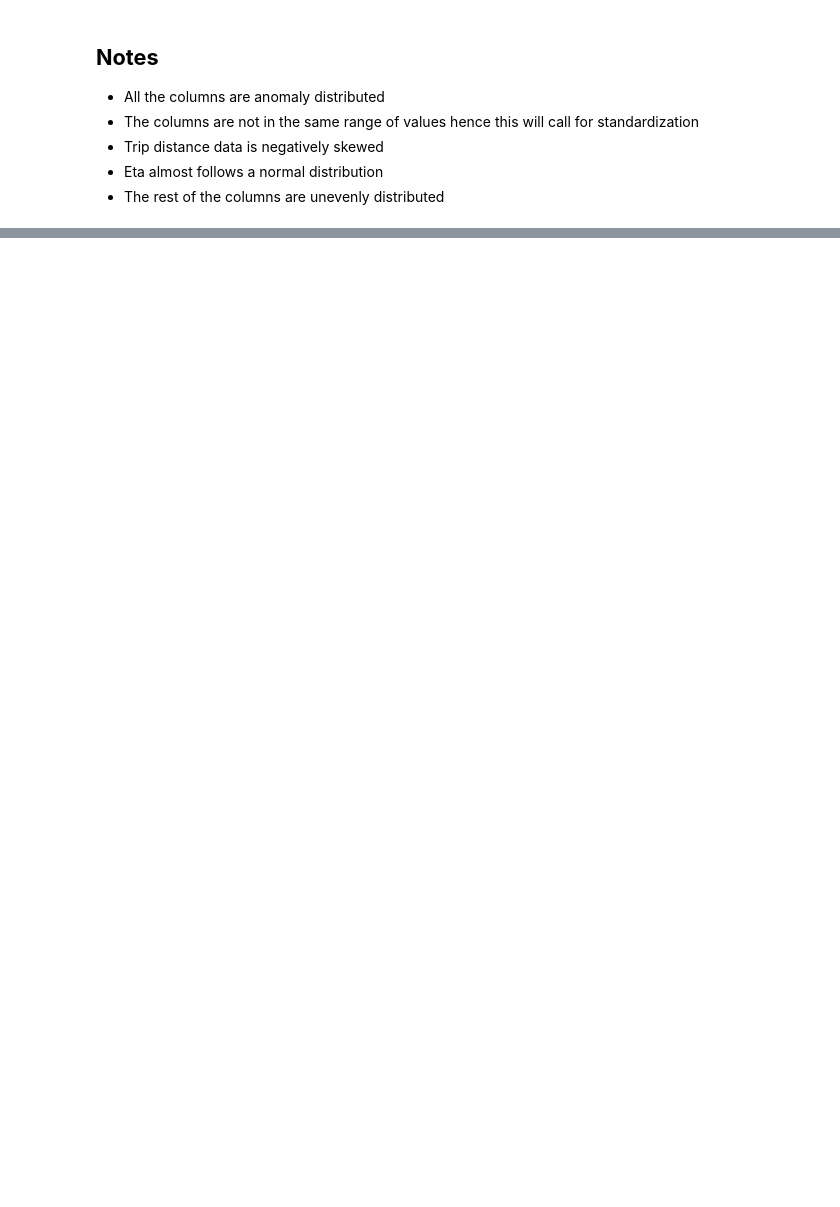
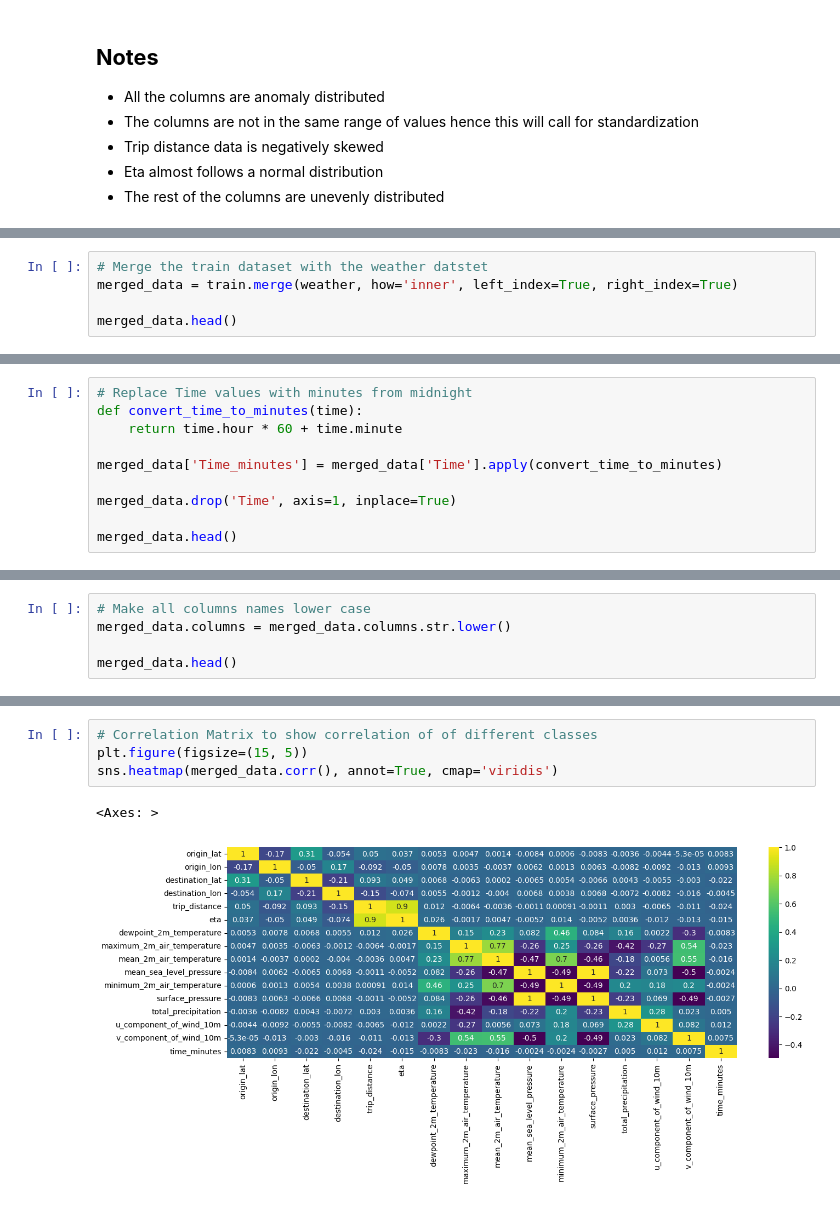
Before and after one commit to murithidenisgitobu/Yassir-Expected-Time-of-Arrival-ETA-Prediction, a Jupyter notebook: Notebook/yassir_notebook.ipynb, the cells around one changed output, grey strips where cells are left out. Saved outputs shown, nothing was run; the diff lists cells and outputs as text; blank space fills up the shorter version.

```diff
--- a/Notebook/yassir_notebook.ipynb
+++ b/Notebook/yassir_notebook.ipynb
@@ -272,0 +443,5 @@ for i in range(6):
+# %%
+# Merge the train dataset with the weather datstet
+merged_data = train.merge(weather, how='inner', left_index=True, right_index=True)
+
+merged_data.head()
@@ -272,0 +455,10 @@ for i in range(6):
+# %%
+# Replace Time values with minutes from midnight
+def convert_time_to_minutes(time):
+    return time.hour * 60 + time.minute
+
+merged_data['Time_minutes'] = merged_data['Time'].apply(convert_time_to_minutes)
+
+merged_data.drop('Time', axis=1, inplace=True)
+
+merged_data.head()
@@ -272,0 +472,5 @@ for i in range(6):
+# %%
+# Make all columns names lower case
+merged_data.columns = merged_data.columns.str.lower()
+
+merged_data.head()
@@ -272,0 +484,7 @@ for i in range(6):
+# %%
+# Correlation Matrix to show correlation of of different classes
+plt.figure(figsize=(15,	5))
+sns.heatmap(merged_data.corr(), annot=True, cmap='viridis')
+# %% [output]
+<Axes: >
+[figure, added]
```
Also changed, not shown: parts of 22 cells of this notebook.
